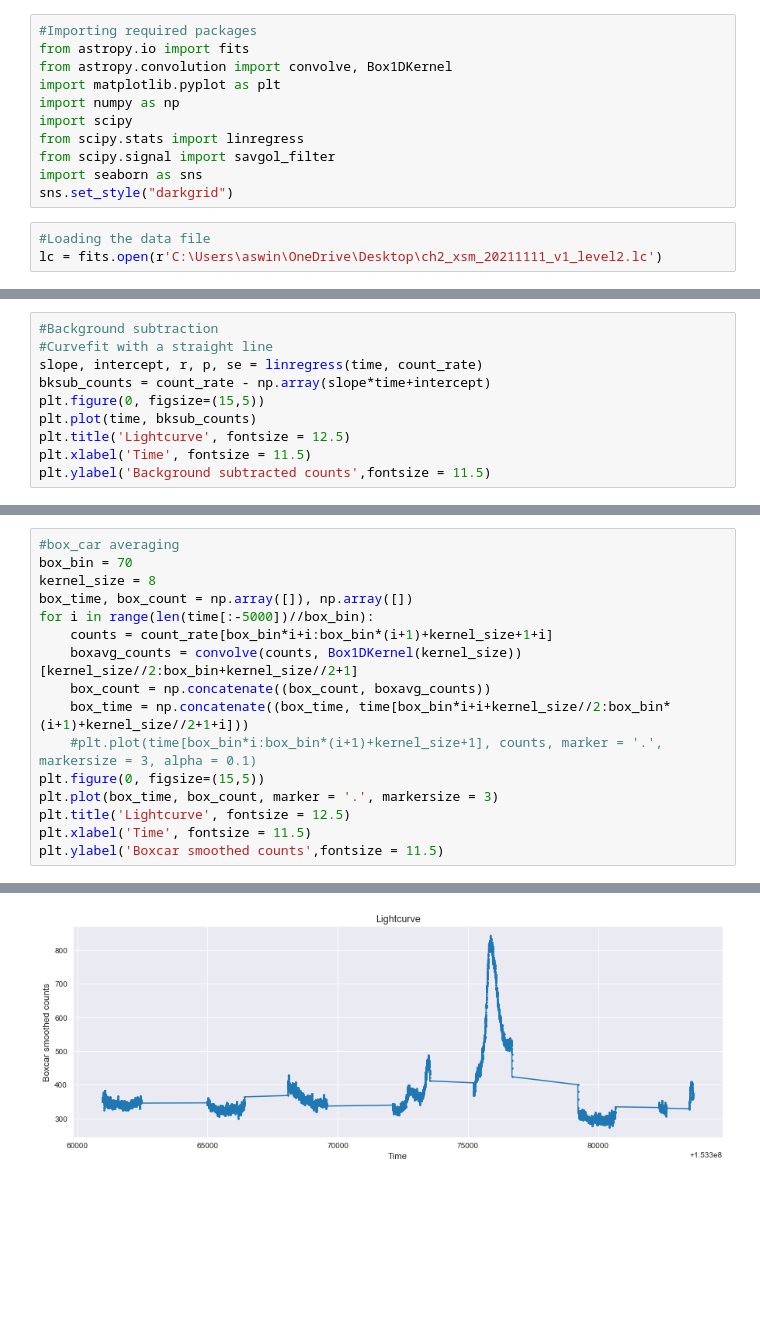
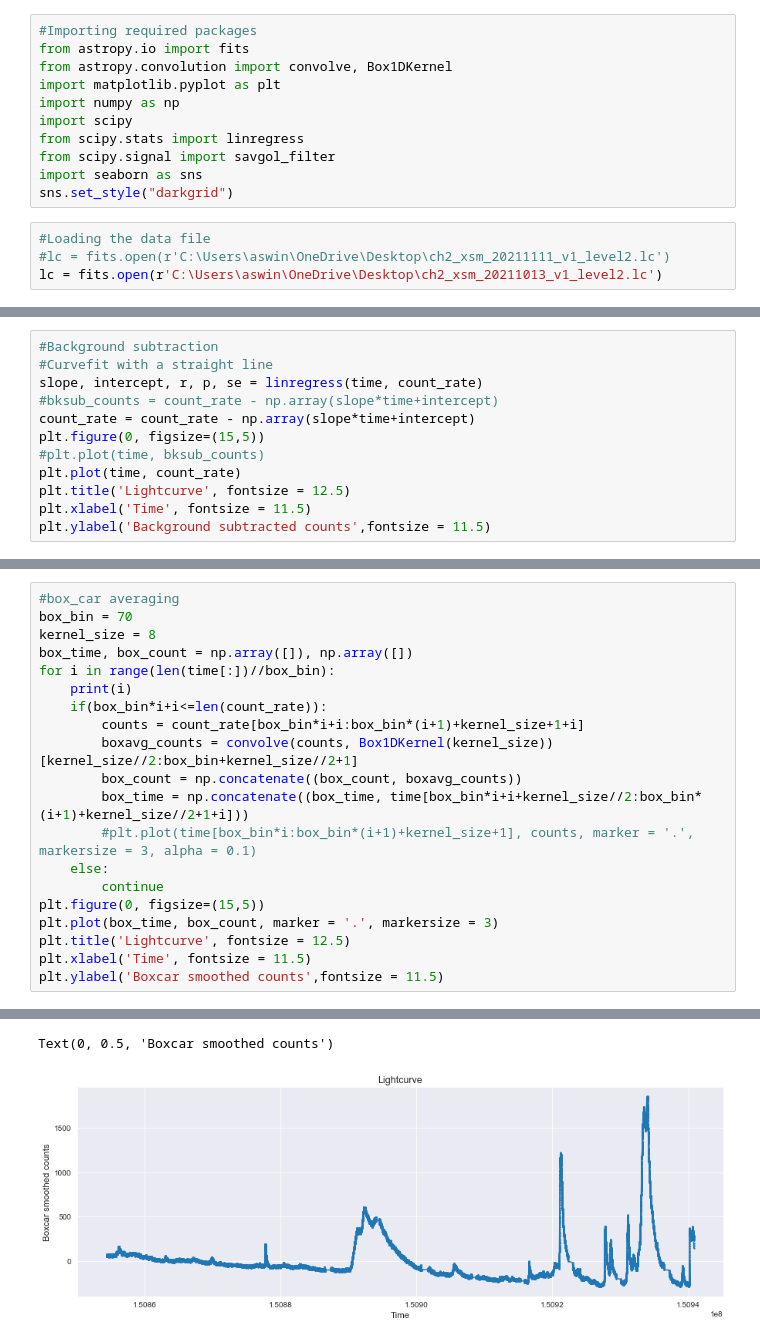
Before and after one commit to Tech-Meet-10-IITB-Solutions/SuryaDrishti, a Jupyter notebook: loc_max.ipynb, the cells around one changed output, grey strips where cells are left out. Saved outputs shown, nothing was run; the diff lists cells and outputs as text; blank space fills up the shorter version.

```diff
--- a/loc_max.ipynb
+++ b/loc_max.ipynb
@@ -11,7 +11,8 @@ import seaborn as sns
 sns.set_style("darkgrid")
 # %%
 #Loading the data file
-lc = fits.open(r'C:\Users\aswin\OneDrive\Desktop\ch2_xsm_20211111_v1_level2.lc')
+#lc = fits.open(r'C:\Users\aswin\OneDrive\Desktop\ch2_xsm_20211111_v1_level2.lc')
+lc = fits.open(r'C:\Users\aswin\OneDrive\Desktop\ch2_xsm_20211013_v1_level2.lc')
 # %%
 lc.info()
 #Information about data contained in the lc file
@@ -77,9 +78,11 @@ Text(0, 0.5, 'Counts')
 #Background subtraction
 #Curvefit with a straight line
 slope, intercept, r, p, se = linregress(time, count_rate)
-bksub_counts = count_rate - np.array(slope*time+intercept)
+#bksub_counts = count_rate - np.array(slope*time+intercept)
+count_rate = count_rate - np.array(slope*time+intercept)
 plt.figure(0, figsize=(15,5))
-plt.plot(time, bksub_counts)
+#plt.plot(time, bksub_counts)
+plt.plot(time, count_rate)
 plt.title('Lightcurve', fontsize = 12.5)
 plt.xlabel('Time', fontsize = 11.5)
 plt.ylabel('Background subtracted counts',fontsize = 11.5)
@@ -91,12 +94,16 @@ Text(0, 0.5, 'Background subtracted counts')
 box_bin = 70
 kernel_size = 8
 box_time, box_count = np.array([]), np.array([])
-for i in range(len(time[:-5000])//box_bin):
-    counts = count_rate[box_bin*i+i:box_bin*(i+1)+kernel_size+1+i]
-    boxavg_counts = convolve(counts, Box1DKernel(kernel_size))[kernel_size//2:box_bin+kernel_size//2+1]
-    box_count = np.concatenate((box_count, boxavg_counts))
-    box_time = np.concatenate((box_time, time[box_bin*i+i+kernel_size//2:box_bin*(i+1)+kernel_size//2+1+i]))
-    #plt.plot(time[box_bin*i:box_bin*(i+1)+kernel_size+1], counts, marker = '.', markersize = 3, alpha = 0.1)
+for i in range(len(time[:])//box_bin):
+    print(i)
+    if(box_bin*i+i<=len(count_rate)):
+        counts = count_rate[box_bin*i+i:box_bin*(i+1)+kernel_size+1+i]
+        boxavg_counts = convolve(counts, Box1DKernel(kernel_size))[kernel_size//2:box_bin+kernel_size//2+1]
+        box_count = np.concatenate((box_count, boxavg_counts))
+        box_time = np.concatenate((box_time, time[box_bin*i+i+kernel_size//2:box_bin*(i+1)+kernel_size//2+1+i]))
+        #plt.plot(time[box_bin*i:box_bin*(i+1)+kernel_size+1], counts, marker = '.', markersize = 3, alpha = 0.1)
+    else:
+        continue
 plt.figure(0, figsize=(15,5))
 plt.plot(box_time, box_count, marker = '.', markersize = 3)
 plt.title('Lightcurve', fontsize = 12.5)
@@ -107,4 +130,5 @@ Text(0, 0.5, 'Boxcar smoothed counts')
+Text(0, 0.5, 'Boxcar smoothed counts')
-[figure, old version]
+[figure, new version]
 # %%
 binned_time, binned_count = np.array([]), np.array([])
 bin = 70
```
Also changed, not shown: parts of 25 cells of this notebook.
